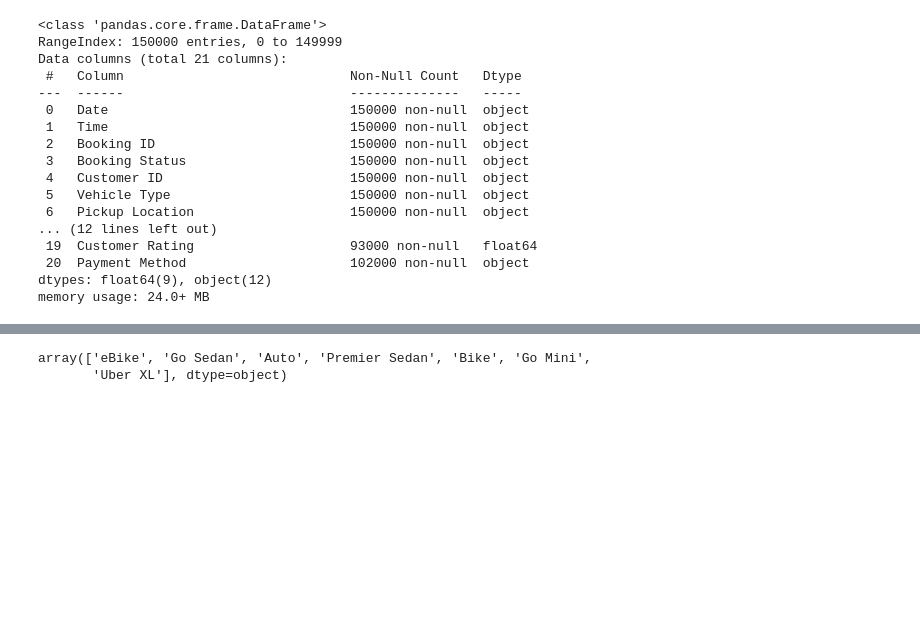
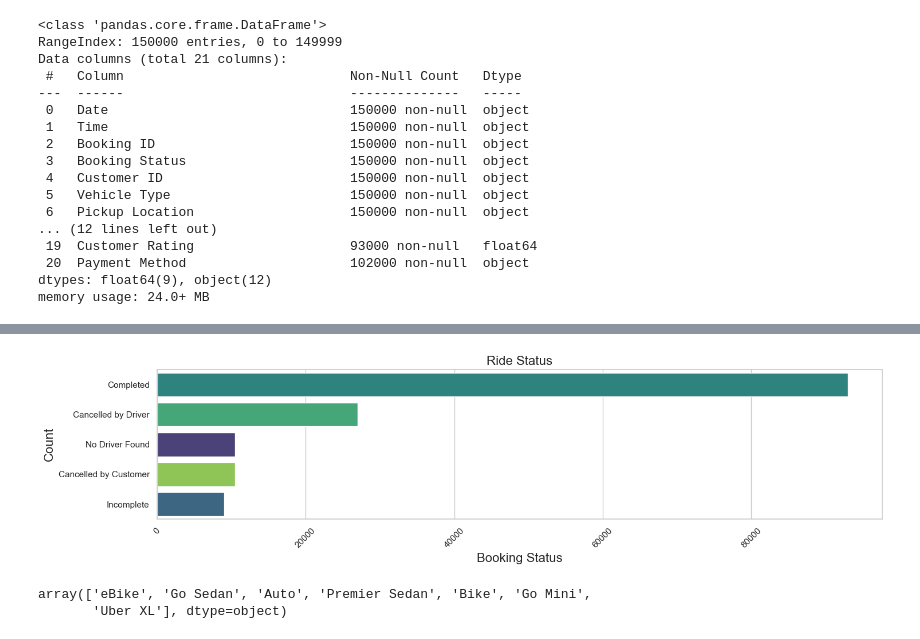
Before and after one commit to Mudit5/EDA-Exploratory-Data-Analysis-Essentials, a Jupyter notebook: Uber NCR Rides.ipynb, the cells around one changed output, grey strips where cells are left out. Drawn from its saved outputs; the diff is of its cells as text; code cells hidden in the pictures; blank space fills up the shorter version.

```diff
--- a/Uber NCR Rides.ipynb
+++ b/Uber NCR Rides.ipynb
@@ -73,3 +88,21 @@ memory usage: 24.0+ MB
+# %%
+import seaborn as sns
+sns.set_theme(style="whitegrid")
+
+plt.figure(figsize=(15, 4))
+
+ax = sns.countplot(data=ride_booking, y='Booking Status', hue='Booking Status', palette='viridis',
+                   order=ride_booking['Booking Status'].value_counts().index)
+
+plt.title('Ride Status', fontsize=16)
+plt.xlabel('Booking Status', fontsize=16)
+plt.ylabel('Count', fontsize=16)
+
+plt.xticks(rotation=45)
+plt.tight_layout()
+plt.show()
+# %% [output]
+[figure, added]
 # %%
 ride_booking['Vehicle Type'].unique()
 # %% [output]
```
Also changed, not shown: parts of 11 cells of this notebook, 1 other file.
